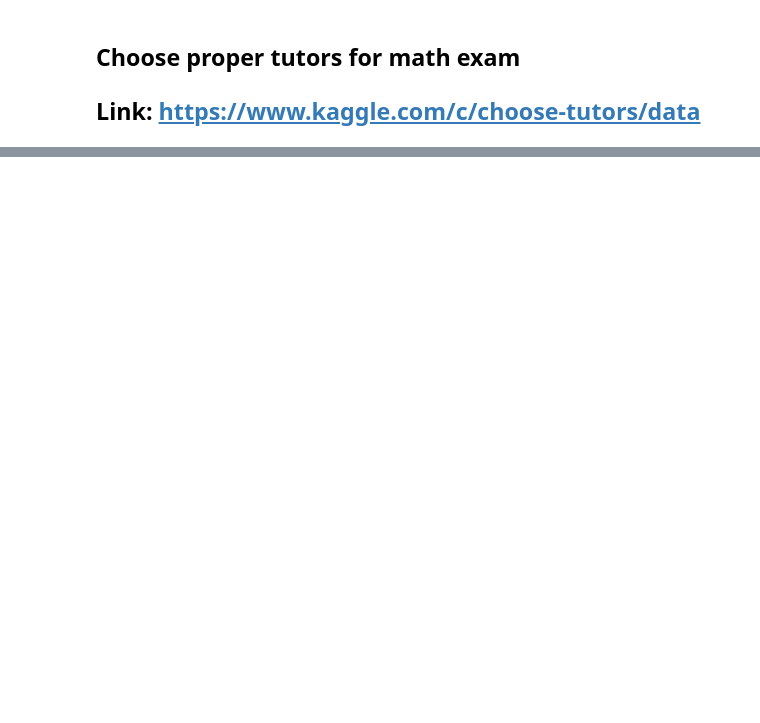
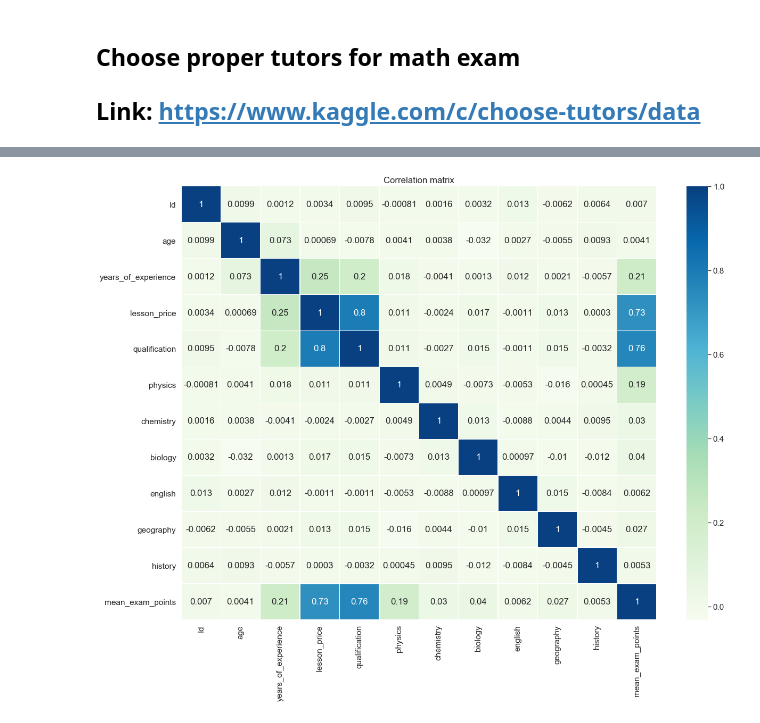
Before and after one commit to Nickel-nc/Algorithms_2, a Jupyter notebook: Choose_tutors_Kaggle_dataset.ipynb, the cells around one changed output, grey strips where cells are left out. Cells and saved outputs as stored; diff of their text form; code cells hidden in the pictures; blank space fills up the shorter version.

```diff
--- a/Choose_tutors_Kaggle_dataset.ipynb
+++ b/Choose_tutors_Kaggle_dataset.ipynb
@@ -16,0 +92,10 @@ y = df_train['choose']
+# %%
+plt.figure(figsize=(20,15))
+
+sns.set(font_scale=1.4)
+sns.heatmap(df_train.drop(columns=TARGET_NAME).corr(), annot=True, linewidths=.5, cmap='GnBu')
+
+plt.title('Correlation matrix')
+plt.show()
+# %% [output]
+[figure, added]
```
Also changed, not shown: parts of 28 cells of this notebook.
